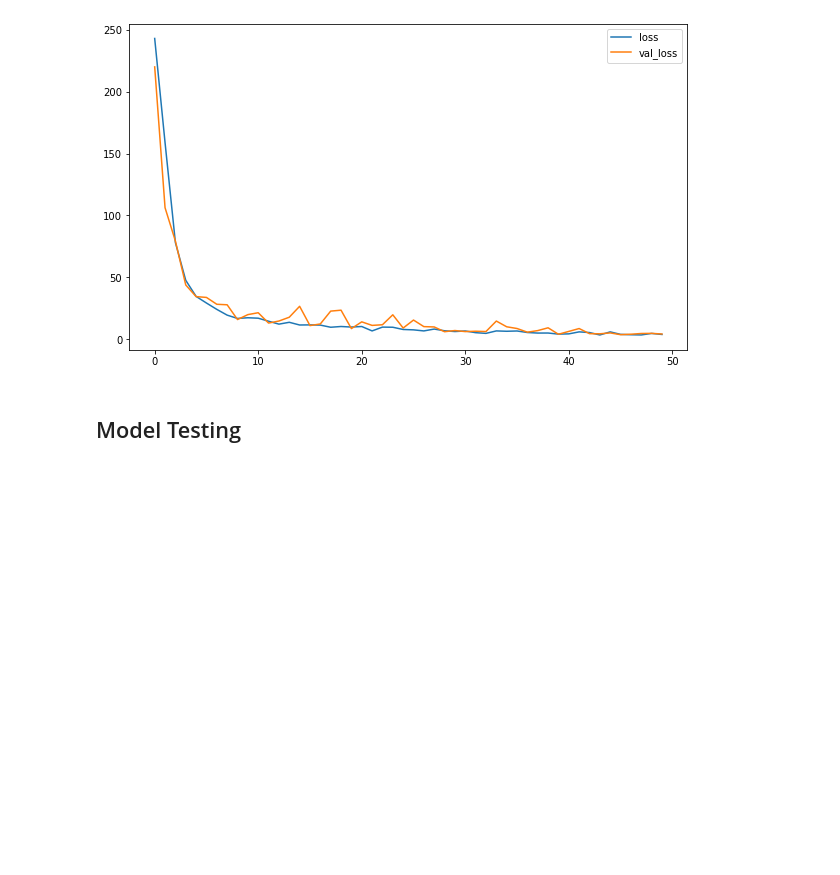
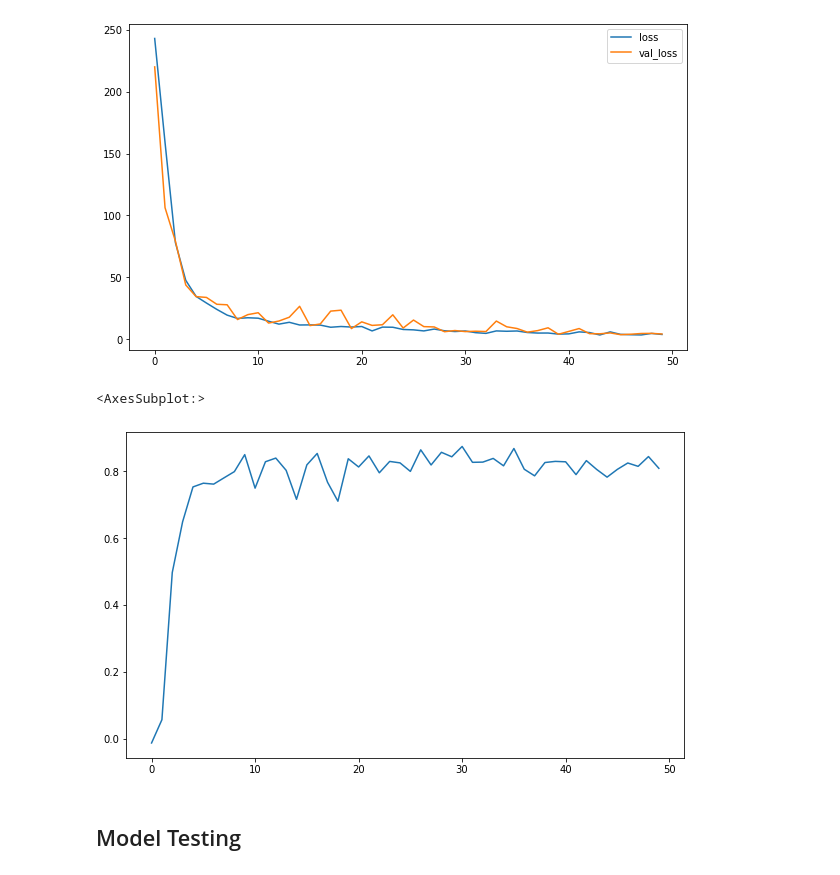
Before and after one commit to fazildgr8/wrist_control_CNN_AWEAR, a Jupyter notebook: Prosup_regression.ipynb, the cells around one changed output. Saved outputs shown, nothing was run; the diff lists cells and outputs as text; code cells hidden in the pictures; blank space fills up the shorter version.

```diff
--- a/Prosup_regression.ipynb
+++ b/Prosup_regression.ipynb
@@ -290,8 +301,15 @@ Index(['loss', 'val_loss', 'Pearson_r'], dtype='object')
+# %%
+cnn_history_df = pd.read_csv('regression_history.csv')
 # %%
 cnn_history_df[['loss', 'val_loss']].plot(figsize=(10,6))
 # %% [output]
 <AxesSubplot:>
 [figure]
+# %%
+cnn_history_df['Pearson_r'].plot(figsize=(10,6))
+# %% [output]
+<AxesSubplot:>
+[figure, added]
 # %% [markdown]
 ## Model Testing
 # %%
```
Also changed, not shown: parts of 8 cells of this notebook, 1 other file.
